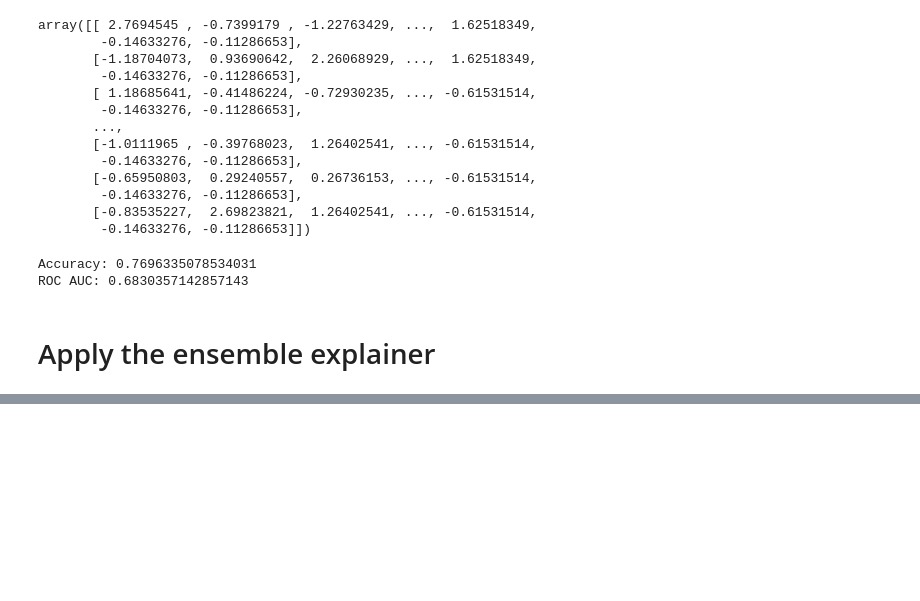
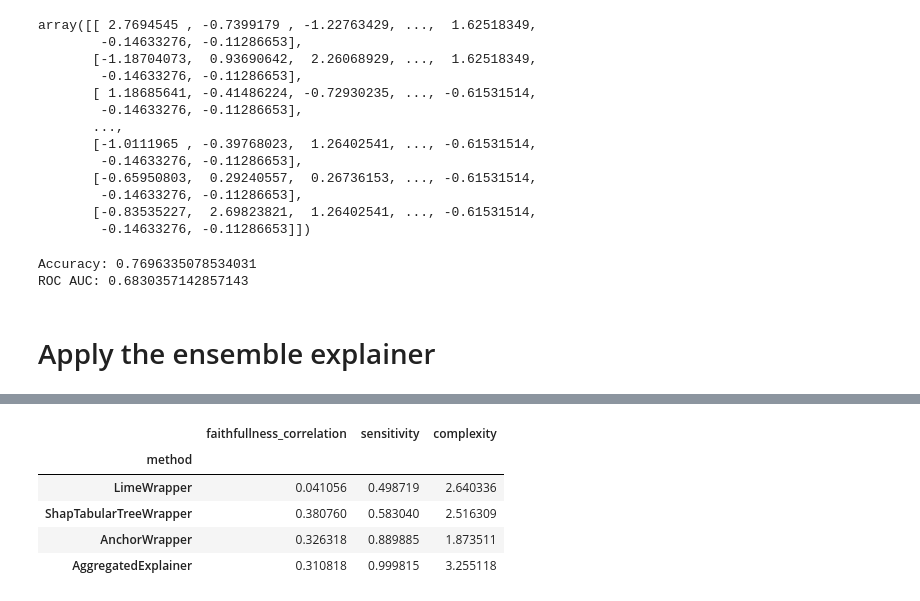
Before and after one commit to hiaac-finance/xai_aggregation, a Jupyter notebook: usage_example.ipynb, the cells around one changed output, grey strips where cells are left out. Saved outputs shown, nothing was run; the diff lists cells and outputs as text; code cells hidden in the pictures; blank space fills up the shorter version.

```diff
--- a/usage_example.ipynb
+++ b/usage_example.ipynb
@@ -227,0 +235,8 @@ display(explanation.weights)
+# %%
+metrics = agg_explainer.last_explanation_metrics.copy()
+
+metrics.loc[AggregatedExplainer.__name__] = [
+    agg_explainer.xai_evaluator.faithfullness_correlation(agg_explainer, X_test.iloc[sample_idx]),
+    agg_explainer.xai_evaluator.sensitivity(agg_explainer, X_test.iloc[sample_idx], extra_explainer_params={"explainer_types": [LimeWrapper, ShapTabularTreeWrapper, AnchorWrapper], "noise_gen_args": {'encoding_dim': 5, 'epochs': 10}}),
+    agg_explainer.xai_evaluator.complexity(agg_explainer, X_test.iloc[sample_idx])
+]
@@ -227,0 +261,9 @@ display(explanation.weights)
+# %%
+metrics
+# %% [output]
+|  | faithfullness_correlation | sensitivity | complexity |
+| method |  |  |  |
+| LimeWrapper | 0.041056 | 0.498719 | 2.640336 |
+| ShapTabularTreeWrapper | 0.380760 | 0.583040 | 2.516309 |
+| AnchorWrapper | 0.326318 | 0.889885 | 1.873511 |
+| AggregatedExplainer | 0.310818 | 0.999815 | 3.255118 |
```
Also changed, not shown: parts of 8 cells of this notebook, 11 other files.
